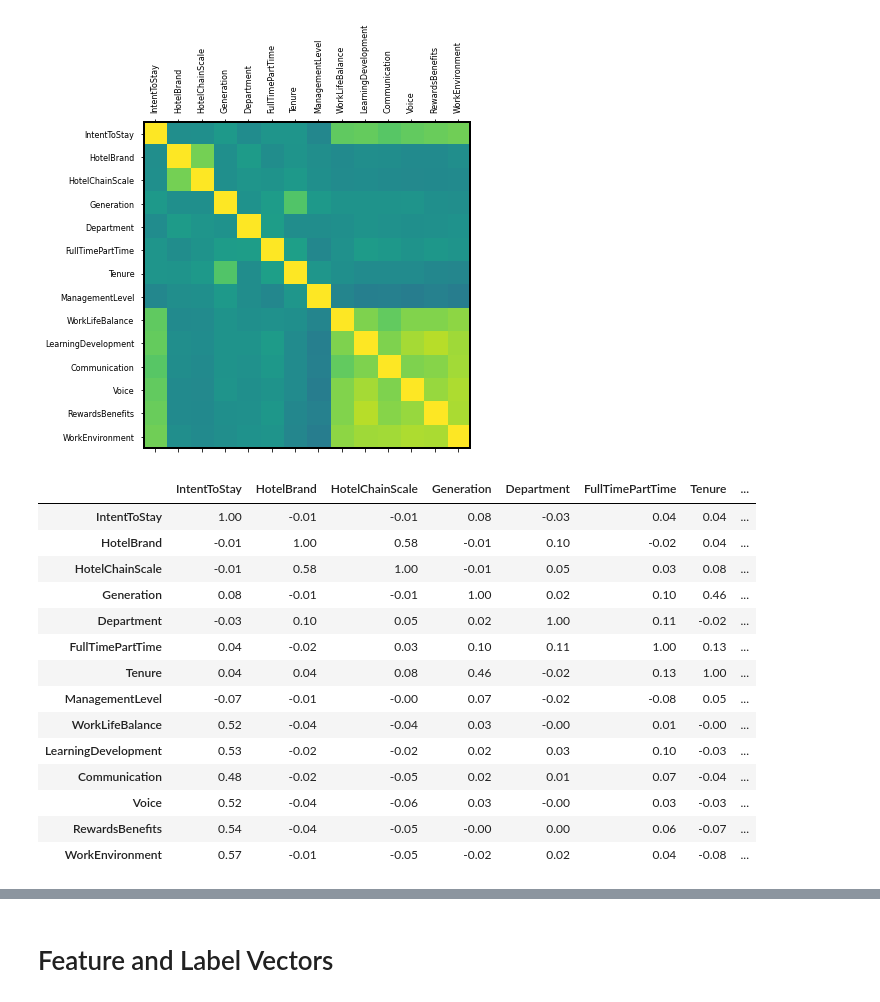
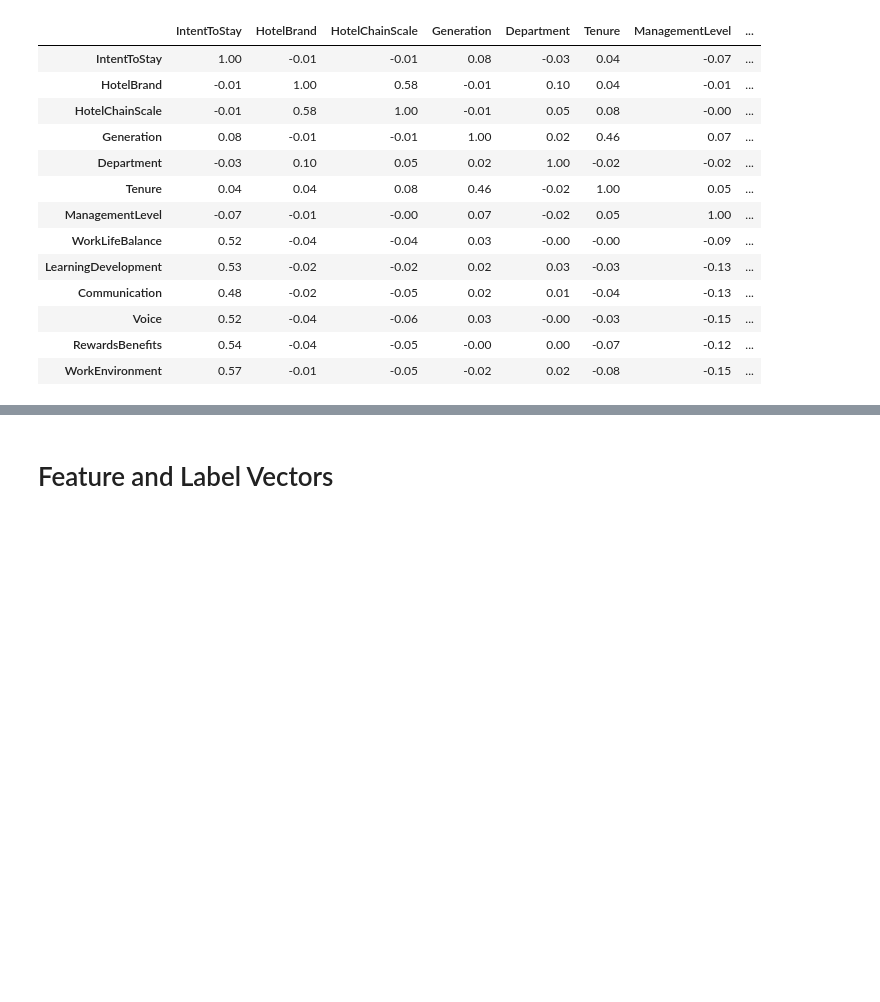
Before and after one commit to greermp/hilton_challenge, a Jupyter notebook: Working.ipynb, the cells around one changed output, grey strips where cells are left out. Cells and saved outputs as stored; diff of their text form; code cells hidden in the pictures; blank space fills up the shorter version.

```diff
--- a/Working.ipynb
+++ b/Working.ipynb
@@ -290,0 +315,8 @@ Name: IntentToStay, dtype: int64
+# %%
+data["HighFlightDep"] = data["HighFlightDep"].astype('category')
+data["HighFlightBrand"] = data["HighFlightBrand"].astype('category')
+data["HighFlightGen"] = data["HighFlightGen"].astype('category')
+data["HighFlightTenure"] = data["HighFlightTenure"].astype('category')
+data["HighFlightManagement"] = data["HighFlightManagement"].astype('category')
+data["HighFlightChain"] = data["HighFlightChain"].astype('category')
+data["FullTimePartTime"] = data["FullTimePartTime"].astype('category')
@@ -420,38 +390,36 @@ sns.countplot(x='Generation', data=data)
 # %%
-columns = list(data.columns)
+
 corrcols = ['IntentToStay'] + columns[2:-1]
 df = data[corrcols]
 correlations = df.corr()
-# print (correlations)
+# # print (correlations)
 
-fig = plt.figure()
-ax = fig.add_subplot(111)
-cax = ax.matshow(correlations, interpolation='nearest', vmin = -1, vmax = 1)
-# fig.colorbar(cax)
-ticks = np.arange(0, 14, 1)
-ax.set_xticks(ticks)
-ax.set_yticks(ticks)
-ax.set_xticklabels(corrcols, rotation=90)
-ax.set_yticklabels(corrcols)
-plt.show()
+# fig = plt.figure()
+# ax = fig.add_subplot(111)
+# cax = ax.matshow(correlations, interpolation='nearest', vmin = -1, vmax = 1)
+# # fig.colorbar(cax)
+# ticks = np.arange(0, 14, 1)
+# ax.set_xticks(ticks)
+# ax.set_yticks(ticks)
+# ax.set_xticklabels(corrcols, rotation=90)
+# ax.set_yticklabels(corrcols)
+# plt.show()
 
 correlations.style.background_gradient(cmap='coolwarm').set_precision(2)
 # %% [output]
-[figure, removed]
-|  | IntentToStay | HotelBrand | HotelChainScale | Generation | Department | FullTimePartTime | Tenure | ... |
-| IntentToStay | 1.00 | -0.01 | -0.01 | 0.08 | -0.03 | 0.04 | 0.04 | ... |
-| HotelBrand | -0.01 | 1.00 | 0.58 | -0.01 | 0.10 | -0.02 | 0.04 | ... |
-| HotelChainScale | -0.01 | 0.58 | 1.00 | -0.01 | 0.05 | 0.03 | 0.08 | ... |
-| Generation | 0.08 | -0.01 | -0.01 | 1.00 | 0.02 | 0.10 | 0.46 | ... |
-| Department | -0.03 | 0.10 | 0.05 | 0.02 | 1.00 | 0.11 | -0.02 | ... |
-| FullTimePartTime | 0.04 | -0.02 | 0.03 | 0.10 | 0.11 | 1.00 | 0.13 | ... |
-| Tenure | 0.04 | 0.04 | 0.08 | 0.46 | -0.02 | 0.13 | 1.00 | ... |
-| ManagementLevel | -0.07 | -0.01 | -0.00 | 0.07 | -0.02 | -0.08 | 0.05 | ... |
-| WorkLifeBalance | 0.52 | -0.04 | -0.04 | 0.03 | -0.00 | 0.01 | -0.00 | ... |
-| LearningDevelopment | 0.53 | -0.02 | -0.02 | 0.02 | 0.03 | 0.10 | -0.03 | ... |
-| Communication | 0.48 | -0.02 | -0.05 | 0.02 | 0.01 | 0.07 | -0.04 | ... |
-| Voice | 0.52 | -0.04 | -0.06 | 0.03 | -0.00 | 0.03 | -0.03 | ... |
-| RewardsBenefits | 0.54 | -0.04 | -0.05 | -0.00 | 0.00 | 0.06 | -0.07 | ... |
-| WorkEnvironment | 0.57 | -0.01 | -0.05 | -0.02 | 0.02 | 0.04 | -0.08 | ... |
+|  | IntentToStay | HotelBrand | HotelChainScale | Generation | Department | Tenure | ManagementLevel | ... |
+| IntentToStay | 1.00 | -0.01 | -0.01 | 0.08 | -0.03 | 0.04 | -0.07 | ... |
+| HotelBrand | -0.01 | 1.00 | 0.58 | -0.01 | 0.10 | 0.04 | -0.01 | ... |
+| HotelChainScale | -0.01 | 0.58 | 1.00 | -0.01 | 0.05 | 0.08 | -0.00 | ... |
+| Generation | 0.08 | -0.01 | -0.01 | 1.00 | 0.02 | 0.46 | 0.07 | ... |
+| Department | -0.03 | 0.10 | 0.05 | 0.02 | 1.00 | -0.02 | -0.02 | ... |
+| Tenure | 0.04 | 0.04 | 0.08 | 0.46 | -0.02 | 1.00 | 0.05 | ... |
+| ManagementLevel | -0.07 | -0.01 | -0.00 | 0.07 | -0.02 | 0.05 | 1.00 | ... |
+| WorkLifeBalance | 0.52 | -0.04 | -0.04 | 0.03 | -0.00 | -0.00 | -0.09 | ... |
+| LearningDevelopment | 0.53 | -0.02 | -0.02 | 0.02 | 0.03 | -0.03 | -0.13 | ... |
+| Communication | 0.48 | -0.02 | -0.05 | 0.02 | 0.01 | -0.04 | -0.13 | ... |
+| Voice | 0.52 | -0.04 | -0.06 | 0.03 | -0.00 | -0.03 | -0.15 | ... |
+| RewardsBenefits | 0.54 | -0.04 | -0.05 | -0.00 | 0.00 | -0.07 | -0.12 | ... |
+| WorkEnvironment | 0.57 | -0.01 | -0.05 | -0.02 | 0.02 | -0.08 | -0.15 | ... |
 # %%
 # data.dtypes
```
Also changed, not shown: parts of 68 cells of this notebook.
